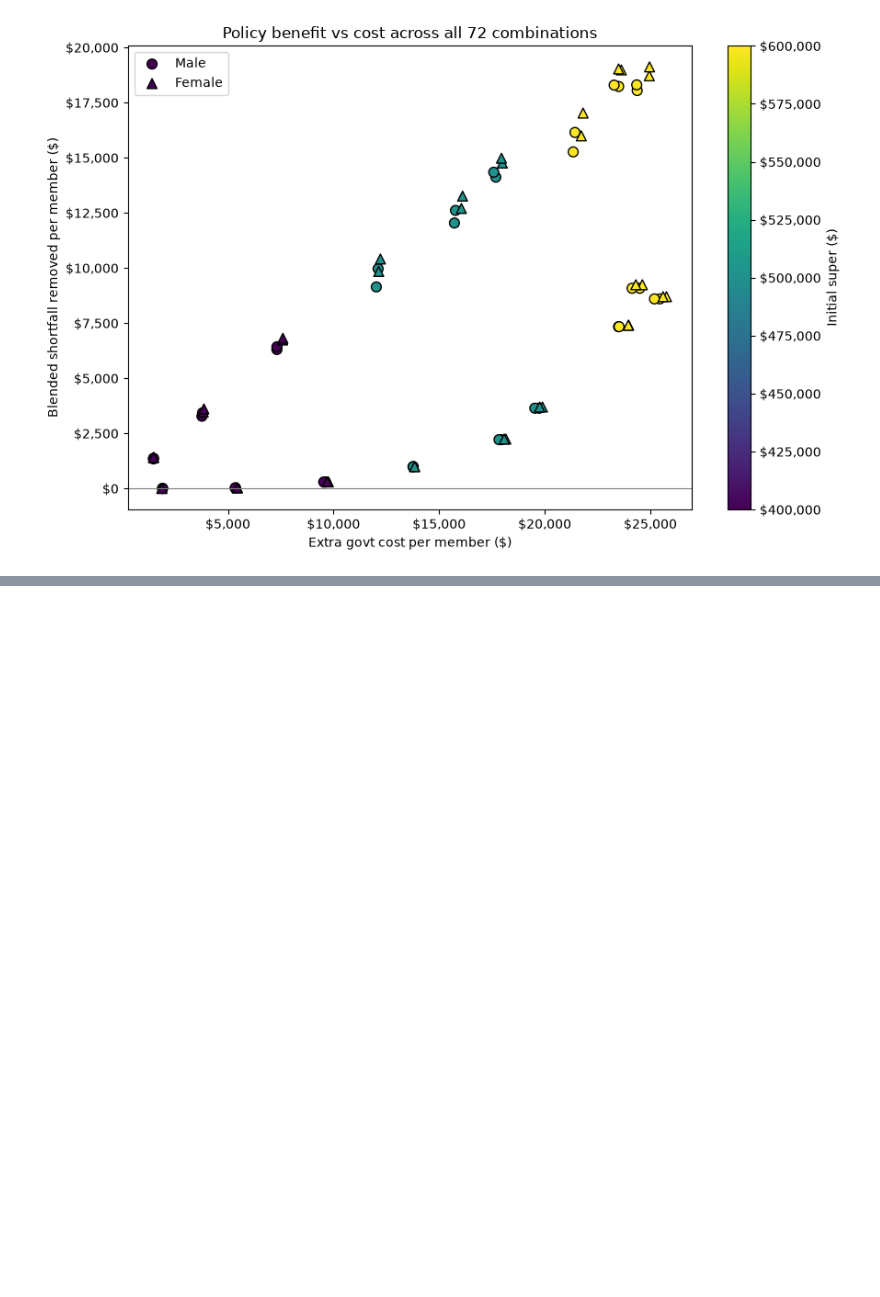
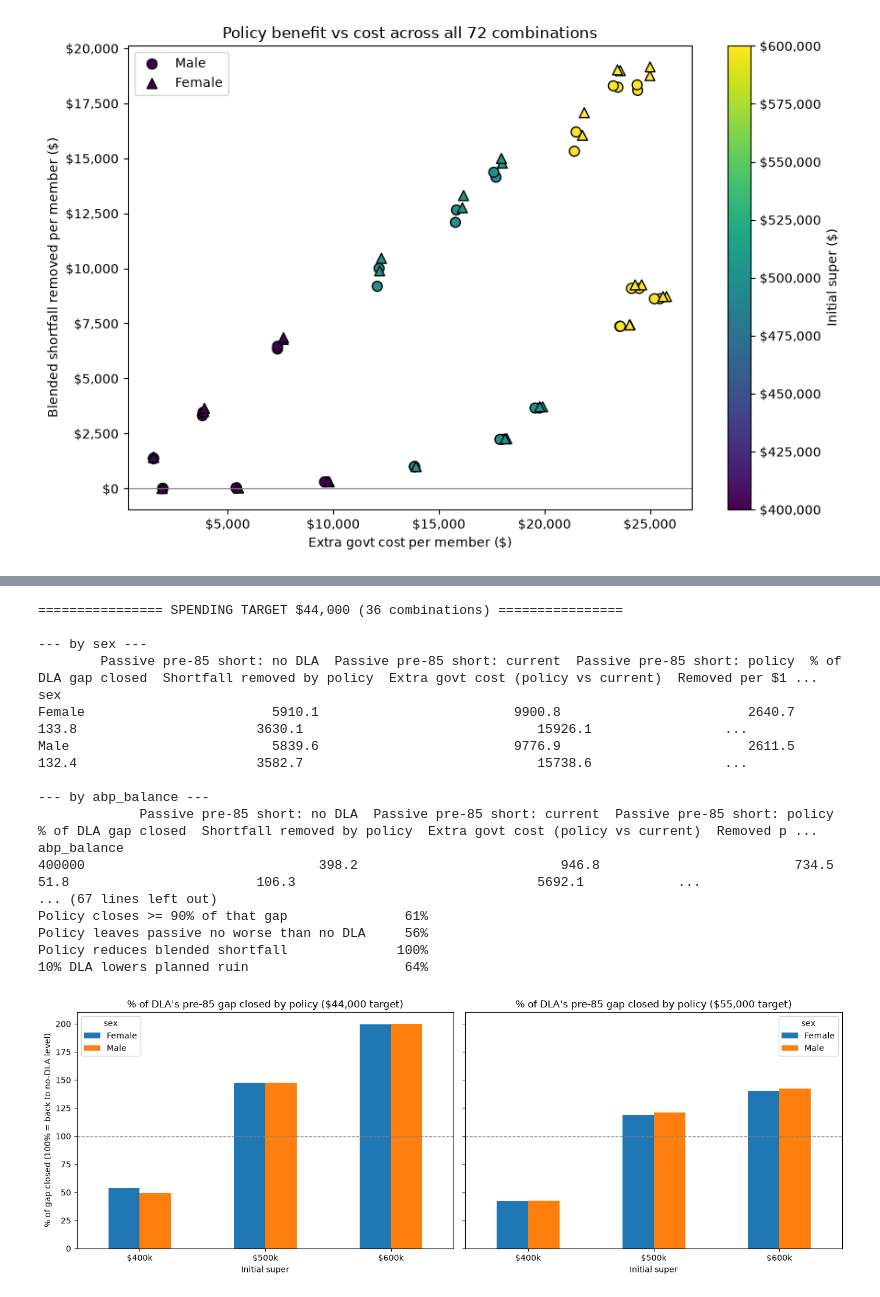
Before and after one commit to bennguyen9034/dla_monte_carlo, a Jupyter notebook: simulations.ipynb, the cells around one changed output, grey strips where cells are left out. Drawn from its saved outputs; the diff is of its cells as text; code cells hidden in the pictures; blank space fills up the shorter version.

```diff
--- a/simulations.ipynb
+++ b/simulations.ipynb
@@ -1310,0 +1311,65 @@ Female       600000  market   50312            52461           53047      2148
+# %%
+base_t = base.copy()
+gap = base_t["Passive pre-85 short: current"] - base_t["Passive pre-85 short: no DLA"]
+base_t["% of DLA gap closed"] = ((base_t["Passive pre-85 short: current"]
+                                  - base_t["Passive pre-85 short: policy"]) / gap.where(gap > 1) * 100)
+
+out_cols = ["Passive pre-85 short: no DLA", "Passive pre-85 short: current", "Passive pre-85 short: policy",
+            "% of DLA gap closed", "Shortfall removed by policy", "Extra govt cost (policy vs current)",
+            "Removed per $1 cost", "Planned ruin %: no DLA", "Planned ruin %: current", "Planned ruin %: policy"]
+
+for tgt, grp in base_t.groupby("target"):
+    print(f"\n================ SPENDING TARGET ${tgt:,.0f} (36 combinations) ================")
+    for var in [v for v in sens_grid if v != "target"]:
+        print(f"\n--- by {var} ---")
+        print(grp.groupby(var)[out_cols].mean().round(1).to_string())
+
+    print("\n--- sex x balance: % of DLA gap closed / extra govt cost ---")
+    print(grp.pivot_table(index = "sex", columns = "abp_balance",
+                          values = ["% of DLA gap closed", "Extra govt cost (policy vs current)"],
+                          aggfunc = "mean").round(0).to_string())
+
+    rob = pd.Series({
+        "Current-rules DLA hurts passive pre-85": (grp["Passive pre-85 short: current"]
+                                                   > grp["Passive pre-85 short: no DLA"] + 1).mean(),
+        "Policy closes >= 90% of that gap": (grp["% of DLA gap closed"] >= 90).mean(),
+        "Policy leaves passive no worse than no DLA": (grp["Passive pre-85 short: policy"]
+                                                       <= grp["Passive pre-85 short: no DLA"] + 1).mean(),
+        "Policy reduces blended shortfall": (grp["Shortfall removed by policy"] > 1).mean(),
+        "10% DLA lowers planned ruin": (grp["Planned ruin %: current"] < grp["Planned ruin %: no DLA"]).mean(),
+    })
+    print("\n--- robustness: share of combinations where each holds ---")
+    print((rob * 100).round(0).astype(int).astype(str).add("%").to_string())
+
+base_t.to_csv("sensitivity_by_target.csv", index = False)
+
+fig, axs = plt.subplots(1, 2, figsize = (14, 5), sharey = True)
+for ax, (tgt, grp) in zip(axs, base_t.groupby("target")):
+    p = grp.pivot_table(index = "abp_balance", columns = "sex", values = "% of DLA gap closed", aggfunc = "mean")
+    p.plot(kind = "bar", ax = ax, rot = 0)
+    ax.axhline(100, color = "grey", ls = "--", lw = 1)
+    ax.set_title(f"% of DLA's pre-85 gap closed by policy (${tgt:,.0f} target)")
+    ax.set_xticklabels([f"${b/1000:.0f}k" for b in p.index])
+    ax.set_xlabel("Initial super")
+    ax.set_ylabel("% of gap closed (100% = back to no-DLA level)")
+plt.tight_layout()
+plt.show()
+# %% [output]
+================ SPENDING TARGET $44,000 (36 combinations) ================
+
+--- by sex ---
+        Passive pre-85 short: no DLA  Passive pre-85 short: current  Passive pre-85 short: policy  % of DLA gap closed  Shortfall removed by policy  Extra govt cost (policy vs current)  Removed per $1 ...
+sex
+Female                        5910.1                         9900.8                        2640.7                133.8                       3630.1                              15926.1                 ...
+Male                          5839.6                         9776.9                        2611.5                132.4                       3582.7                              15738.6                 ...
+
+--- by abp_balance ---
+             Passive pre-85 short: no DLA  Passive pre-85 short: current  Passive pre-85 short: policy  % of DLA gap closed  Shortfall removed by policy  Extra govt cost (policy vs current)  Removed p ...
+abp_balance
+400000                              398.2                          946.8                         734.5                 51.8                        106.3                               5692.1            ...
+... (67 lines left out)
+Policy closes >= 90% of that gap               61%
+Policy leaves passive no worse than no DLA     56%
+Policy reduces blended shortfall              100%
+10% DLA lowers planned ruin                    64%
+[figure, added]
```
Also changed, not shown: parts of 19 cells of this notebook.
